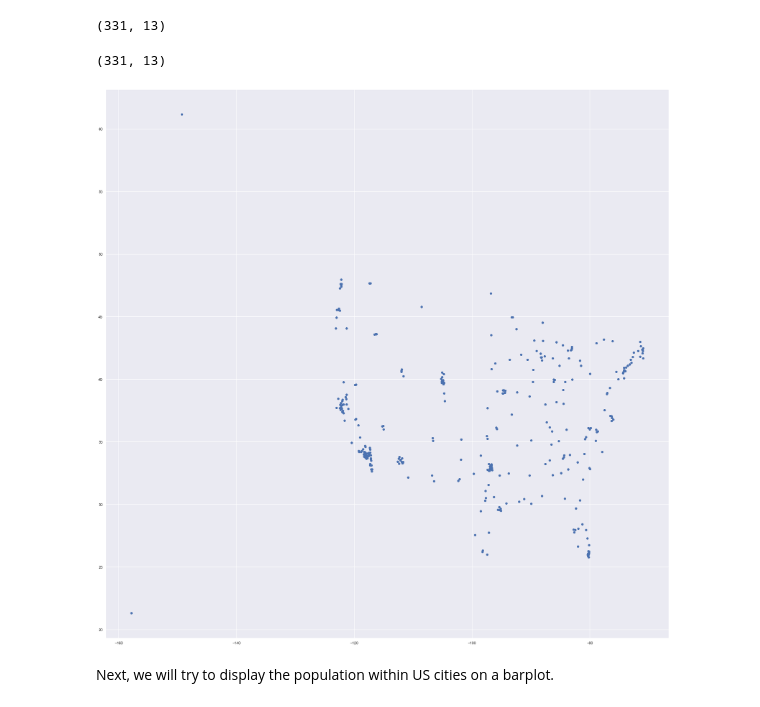
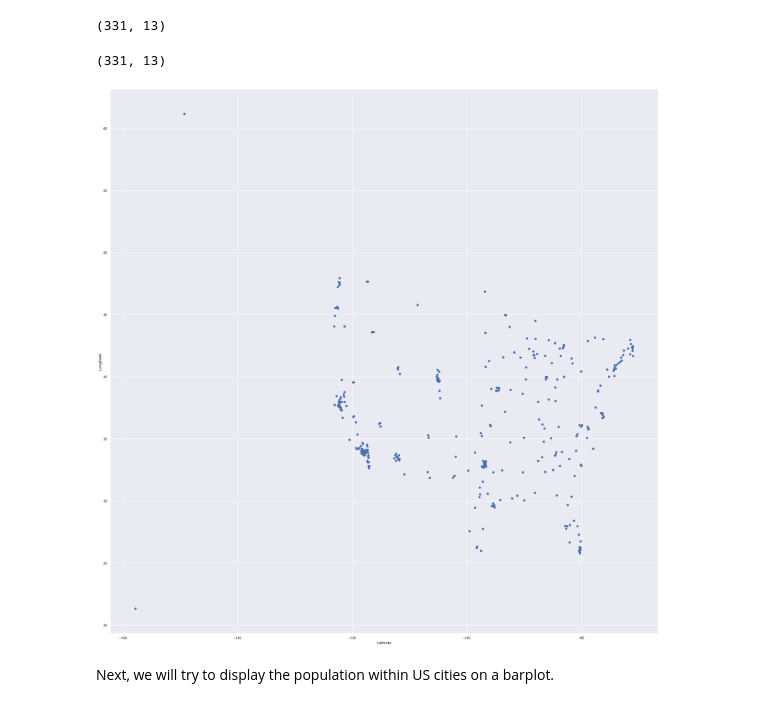
Before and after one commit to jerrell-y/SC1015-miniproj-pizza, a Jupyter notebook: EDA.ipynb, the cells around one changed output. Cells and saved outputs as stored; diff of their text form; code cells hidden in the pictures.

```diff
--- a/EDA.ipynb
+++ b/EDA.ipynb
@@ -60,15 +61,17 @@ cities.shape
 # %%
 f, axes = plt.subplots(figsize=(30,30))
 
 long_clean = cities['Longitude']
 lat_clean = cities["Latitude"]
 
 plt.scatter(long_clean,lat_clean)
+plt.xlabel('Latitude')
+plt.ylabel('Longitude')
 plt.show
 cities.shape
 # %% [output]
 (331, 13)
-[figure, old version]
+[figure, new version]
 # %% [markdown]
 Next, we will try to display the population within US cities on a barplot.
 # %%
```
Also changed, not shown: parts of 2 cells of this notebook.
